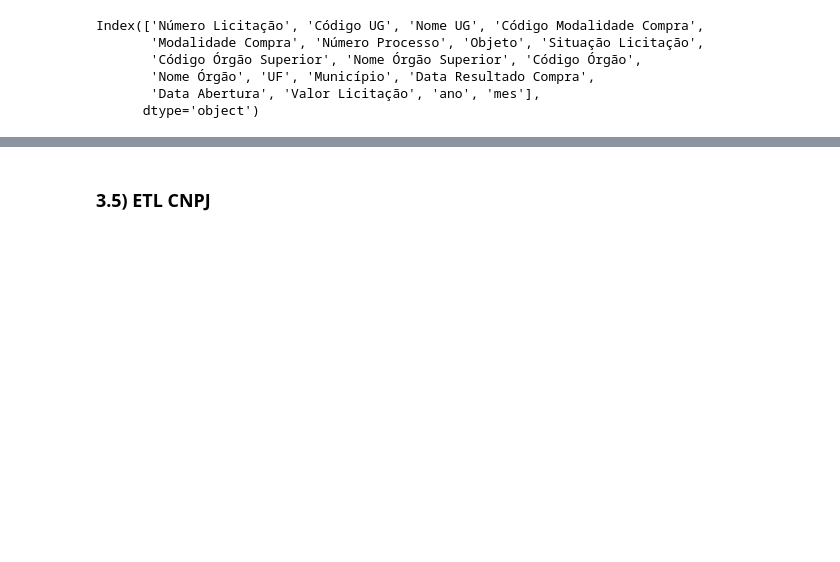
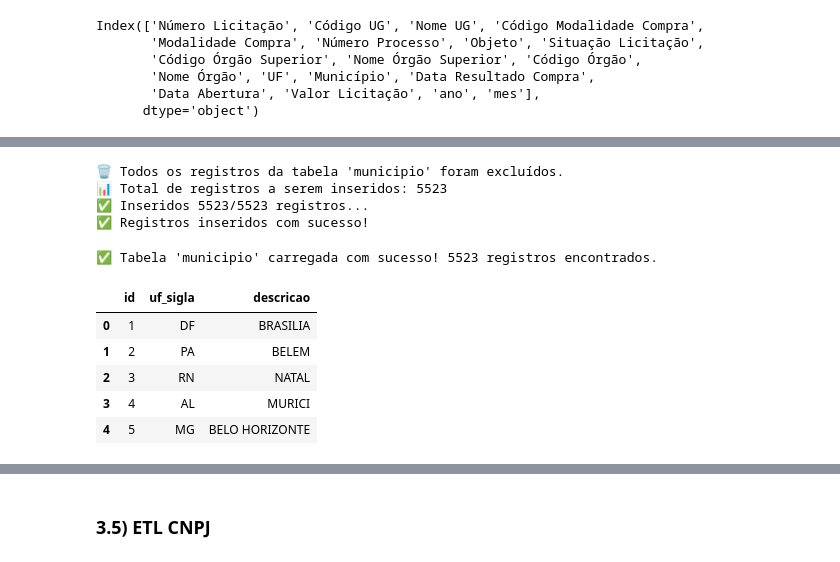
Before and after one commit to denards/fornecedores-contratos, a Jupyter notebook: 01- ETL Contratos.ipynb, the cells around one changed output, grey strips where cells are left out. Cells and saved outputs as stored; diff of their text form; code cells hidden in the pictures; blank space fills up the shorter version.

```diff
--- a/01- ETL Contratos.ipynb
+++ b/01- ETL Contratos.ipynb
@@ -521,0 +564,25 @@ Index(['numero', 'codigo_ug', 'nome_ug', 'modalidade_codigo',
+# %%
+# Insere dados
+resultado = inserir_dados_postgresql(df_municipios, "municipio", DB_HOST, DB_PORT, DB_NAME, DB_USER, DB_PASS, excluir_antes=True)
+
+# Exibindo o resultado
+print(resultado)
+# %% [output]
+🗑️ Todos os registros da tabela 'municipio' foram excluídos.
+📊 Total de registros a serem inseridos: 5523
+✅ Inseridos 5523/5523 registros...
+✅ Registros inseridos com sucesso!
+# %%
+# Chamar a função para carregar a tabela do PostgreSQL
+df_municipios_postgree = ler_tabela_postgresql("municipio", DB_HOST, DB_PORT, DB_NAME, DB_USER, DB_PASS)
+
+# Exibir as 5 primeiras linhas
+df_municipios_postgree.head()
+# %% [output]
+✅ Tabela 'municipio' carregada com sucesso! 5523 registros encontrados.
+|  | id | uf_sigla | descricao |
+| 0 | 1 | DF | BRASILIA |
+| 1 | 2 | PA | BELEM |
+| 2 | 3 | RN | NATAL |
+| 3 | 4 | AL | MURICI |
+| 4 | 5 | MG | BELO HORIZONTE |
```
Also changed, not shown: parts of 33 cells of this notebook, 8 other files.
